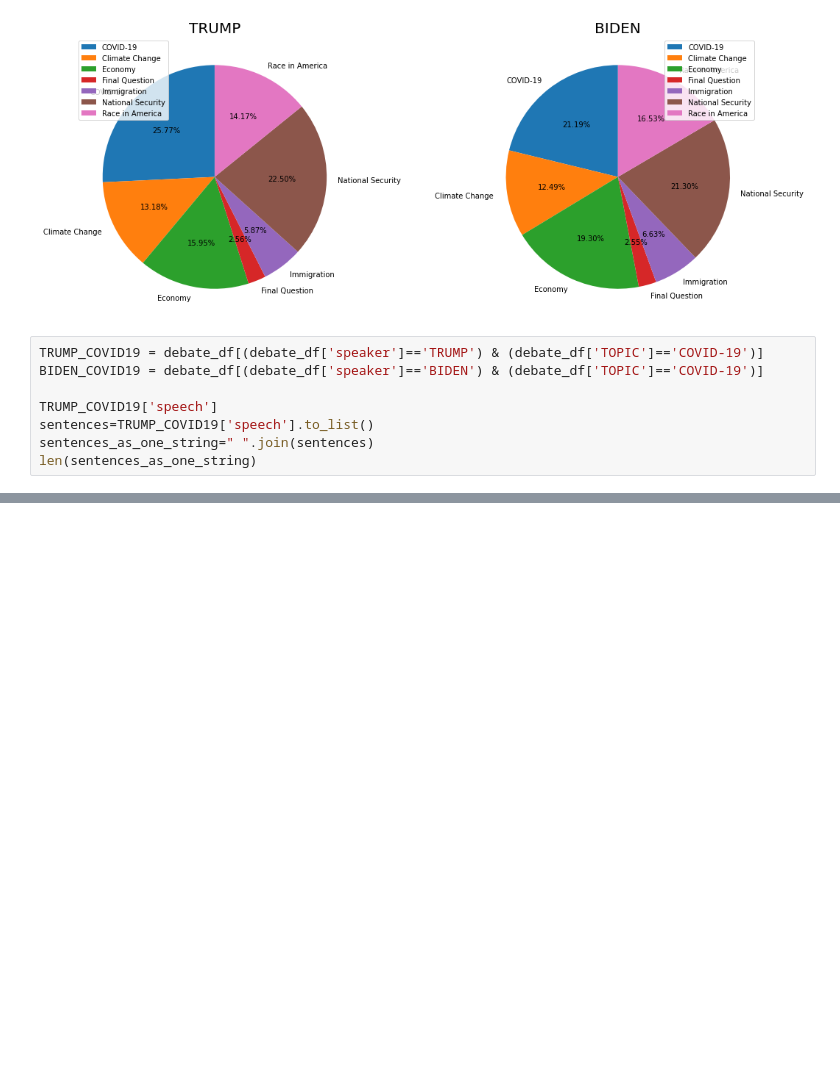
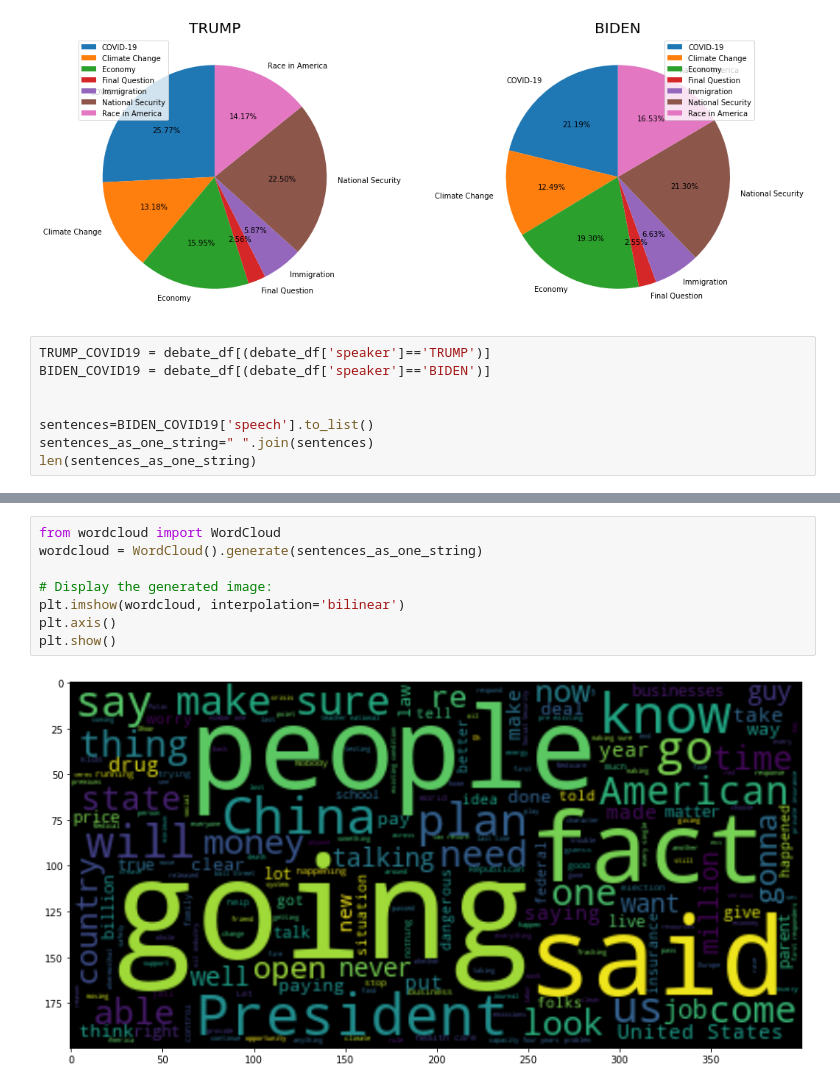
Before and after one commit to AmmarNassan/Supervised-Learning-with-Python, a Jupyter notebook: US Presidential Debate(Final) October 2020.ipynb, the cells around one changed output, grey strips where cells are left out. Drawn from its saved outputs; the diff is of its cells as text; blank space fills up the shorter version.

```diff
--- a/US Presidential Debate(Final) October 2020.ipynb
+++ b/US Presidential Debate(Final) October 2020.ipynb
@@ -138,11 +147,11 @@ plt.show()
 # %% [output]
 [figure]
 # %%
-TRUMP_COVID19 = debate_df[(debate_df['speaker']=='TRUMP') & (debate_df['TOPIC']=='COVID-19')]
-BIDEN_COVID19 = debate_df[(debate_df['speaker']=='BIDEN') & (debate_df['TOPIC']=='COVID-19')]
+TRUMP_COVID19 = debate_df[(debate_df['speaker']=='TRUMP')]
+BIDEN_COVID19 = debate_df[(debate_df['speaker']=='BIDEN')]
 
-TRUMP_COVID19['speech']
-sentences=TRUMP_COVID19['speech'].to_list()
+
+sentences=BIDEN_COVID19['speech'].to_list()
 sentences_as_one_string=" ".join(sentences)
 len(sentences_as_one_string)
 # %% [output]
@@ -155,0 +166,10 @@ TypeError: 'module' object is not callable
+# %%
+from wordcloud import WordCloud
+wordcloud = WordCloud().generate(sentences_as_one_string)
+
+# Display the generated image:
+plt.imshow(wordcloud, interpolation='bilinear')
+plt.axis()
+plt.show()
+# %% [output]
+[figure, added]
```
Also changed, not shown: parts of 4 cells of this notebook.
